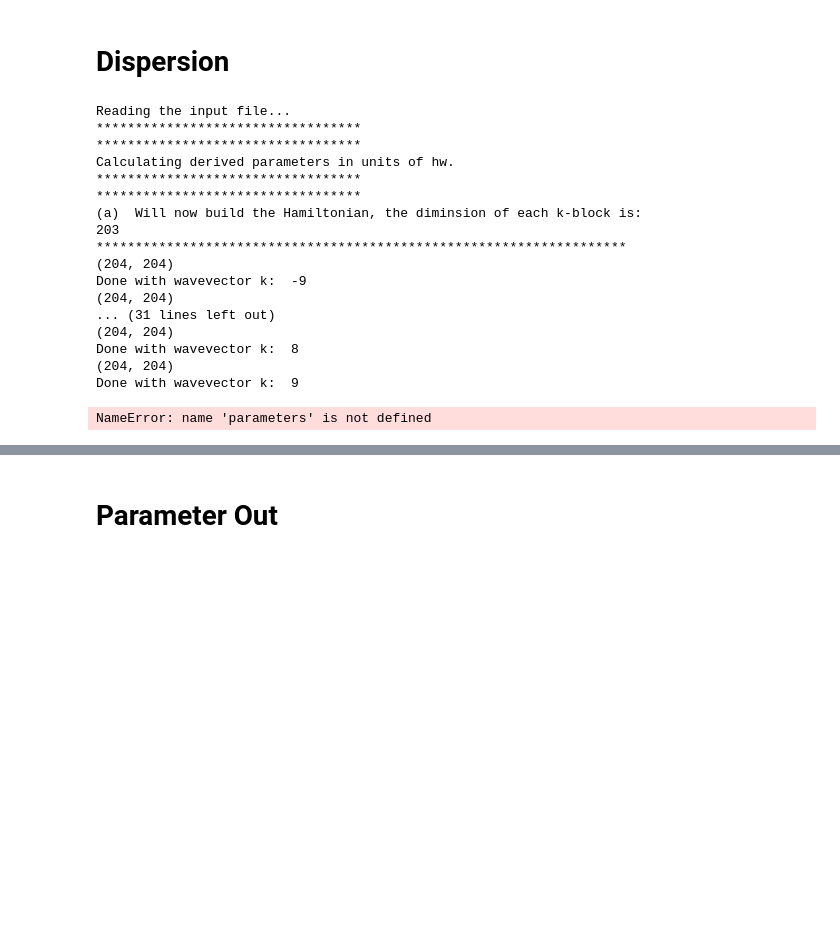
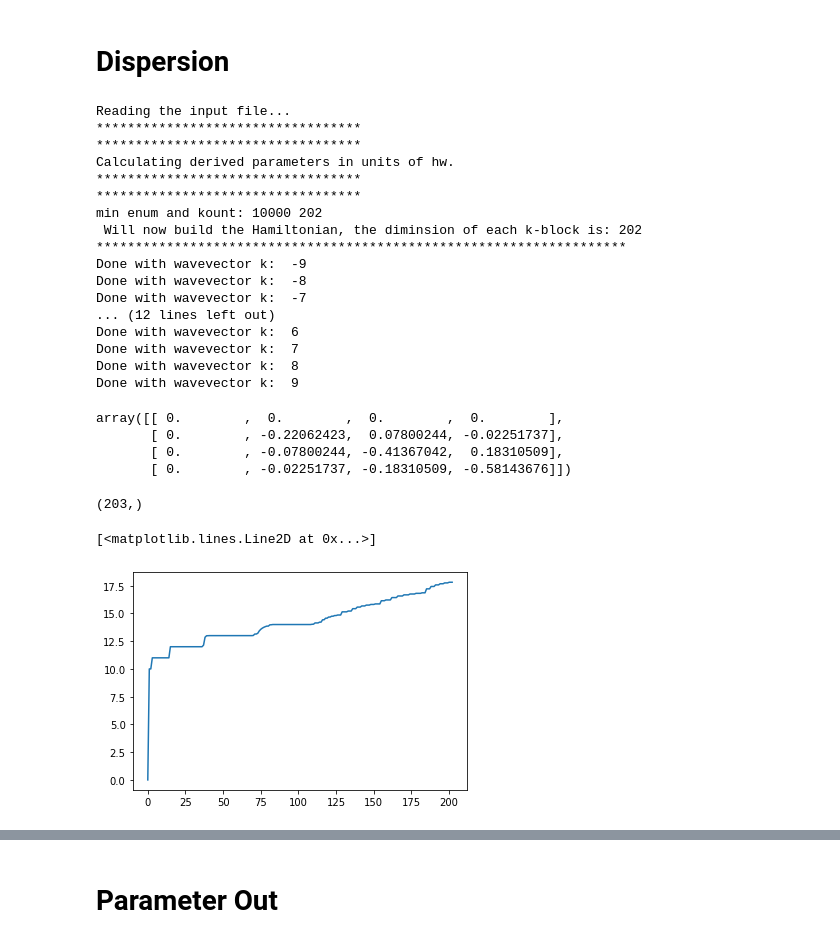
Before and after one commit to wlwlct/exciton1d, a Jupyter notebook: exciton1d_python.ipynb, the cells around one changed output, grey strips where cells are left out. Saved outputs shown, nothing was run; the diff lists cells and outputs as text; code cells hidden in the pictures; blank space fills up the shorter version.

Commit message:
wrong start with fc table

```diff
--- a/exciton1d_python.ipynb
+++ b/exciton1d_python.ipynb
@@ -226,9 +226,9 @@ def index_1p(p):
     #index the 1-particle basis states
     #|k,vib> -> nx_1p( vib )
 
-    p.nx_1p=np.empty([p.vibmax+1])
+    p.nx_1p=np.empty([p.vibmax])
     p.nx_1p[:]=np.nan
-    for vib in range( 0, p.vibmax+1):
+    for vib in range( 0, p.vibmax):
         p.kount = p.kount + 1
         p.nx_1p[vib] = p.kount
     return p
@@ -247,7 +247,8 @@ def index_1p(p):
 def index_2p(p):
     #integer vib, s, svib
     #allocate the indexing array and set as empty
-    p.nx_2p=np.empty([p.vibmax+1,p.nubnd-p.nlbnd+1,p.vibmax])
+    #print([p.vibmax,p.nubnd-p.nlbnd,p.vibmax-1])
+    p.nx_2p=np.empty([p.vibmax,p.nubnd-p.nlbnd,p.vibmax-1])
     p.nx_2p[:]=np.nan
     #index the two-particle basis states
     #|k,vib;s,svib> -> nx_2p( vib, s, svib )
@@ -259,7 +260,7 @@ def index_2p(p):
                 if ( vib + svib > p.vibmax ):#truncate at vibmax
                     break  #truncate at vibmax
                 p.kount = p.kount + 1
-                p.nx_2p[vib, s, svib] = p.kount
+                p.nx_2p[vib, s-p.nlbnd, svib-1] = p.kount#fortran start 1, python 0.
     return p
 
 '''!*********************************************************************!
@@ -277,7 +278,7 @@ def index_ct(p):
     #integer cvib, s, avib
     #allocate the 2-particle charge-transfer index and
     #initialize as empty
-    p.nx_ct=np.empty([p.vibmax+1,p.nubnd-p.nlbnd+1,p.vibmax+1])
+    p.nx_ct=np.empty([p.vibmax,p.nubnd-p.nlbnd,p.vibmax])
     p.nx_ct[:]=np.nan
     #index the 2-particle charge-transfer states
     #|k,cvib;s,avib> -> nx_ct( cvib, s, avib )
@@ -289,7 +290,7 @@ def index_ct(p):
                 if (cvib+avib>p.vibmax):#truncate at vibmax
                     break
                 p.kount+=1
-                p.nx_ct[cvib,s,avib]=p.kount
+                p.nx_ct[cvib,s-p.nlbnd,avib]=p.kount
     return p
 # %% [markdown]
 # Frank Condon Table
@@ -342,11 +343,11 @@ def set_fctable(p):
     #real*8, external :: volap
 
     #allocate space for the vibrational overlap tables
-    p.fc_gf=np.empty([p.vibmax+1,p.vibmax+1])
-    p.fc_gc=np.empty([p.vibmax+1,p.vibmax+1])
-    p.fc_ga=np.empty([p.vibmax+1,p.vibmax+1])
-    p.fc_cf=np.empty([p.vibmax+1,p.vibmax+1])
-    p.fc_af=np.empty([p.vibmax+1,p.vibmax+1])
+    p.fc_gf=np.empty([p.vibmax,p.vibmax])
+    p.fc_gc=np.empty([p.vibmax,p.vibmax])
+    p.fc_ga=np.empty([p.vibmax,p.vibmax])
+    p.fc_cf=np.empty([p.vibmax,p.vibmax])
+    p.fc_af=np.empty([p.vibmax,p.vibmax])
 
     p.fc_gf[:]=np.nan
     p.fc_gc[:]=np.nan
@@ -950,6 +953,7 @@ if (parameters.ct_state):
     parameters=index_ct(parameters)
 #make sure the number of requested eigenstates is less than the
 #total number of eigenstates possible
+print('min enum and kount:',parameters.esnum,parameters.kount)
 parameters.esnum = min(parameters.esnum,parameters.kount)
 
 #build the franck-condon table for the vibrational overlap factors
@@ -957,10 +961,9 @@ parameters=set_fctable(parameters)
 
 #allocate space for the Hamiltonian matrix and eigenvalue array
 parameters.h=np.zeros([parameters.kount+1,parameters.kount+1],dtype=complex) # !the Hamiltonian!!!!!!!!!!!!!!!!!!!!!!!!!!
-parameters.eval=np.zeros([parameters.kount+1])    # !eigenvalues
+parameters.eval=np.zeros([parameters.kount])    # !eigenvalues
 
-print('(a)', ' Will now build the Hamiltonian, the diminsion of each k-block is:')
-print(parameters.kount)
+print(' Will now build the Hamiltonian, the diminsion of each k-block is:',parameters.kount)
 print('********************************************************************')
 
 #build each k-block of the Hamiltonian diagonalize, and calculate the observables
@@ -980,7 +983,7 @@ for k in range(parameters.nlbnd,parameters.nubnd):
         parameters=build_h1pct(k,parameters)
     if (parameters.two_state) and (parameters.ct_state ):
         parameters=build_h2pct(k,parameters)
-    #diagonalize the hamiltonian
+    '''#diagonalize the hamiltonian
     if ( k == 0) or (parameters.esnum == parameters.kount ):
         print(parameters.h.shape)
         parameters.h,parameters.eval=diagonalize(parameters.h, parameters.kount, parameters.eval, 'A', parameters.kount)
@@ -993,6 +996,9 @@ for k in range(parameters.nlbnd,parameters.nubnd):
         absorption(parameters)
     dispersion(k,parameters)
 
+    if k==1:
+        break'''
+
     print('Done with wavevector k: ', k)
 # %% [output]
 Reading the input file...
@@ -1001,18 +1007,28 @@ Reading the input file...
 Calculating derived parameters in units of hw.
 **********************************
 **********************************
-(a)  Will now build the Hamiltonian, the diminsion of each k-block is:
-203
+min enum and kount: 10000 202
+ Will now build the Hamiltonian, the diminsion of each k-block is: 202
 ********************************************************************
-(204, 204)
 Done with wavevector k:  -9
-(204, 204)
-... (31 lines left out)
-(204, 204)
+Done with wavevector k:  -8
+Done with wavevector k:  -7
+... (12 lines left out)
+Done with wavevector k:  6
+Done with wavevector k:  7
 Done with wavevector k:  8
-(204, 204)
 Done with wavevector k:  9
-# %%
-print(parameters.h)
-# %% [output]
-NameError: name 'parameters' is not defined
+# %%
+parameters.fc_ga
+# %% [output]
+array([[ 0.        ,  0.        ,  0.        ,  0.        ],
+       [ 0.        , -0.22062423,  0.07800244, -0.02251737],
+       [ 0.        , -0.07800244, -0.41367042,  0.18310509],
+       [ 0.        , -0.02251737, -0.18310509, -0.58143676]])
+# %%
+print(parameters.eval.shape)
+plt.plot(parameters.eval)
+# %% [output]
+(203,)
+[<matplotlib.lines.Line2D at 0x...>]
+[figure, added]
```
Also changed, not shown: parts of 6 cells of this notebook.
